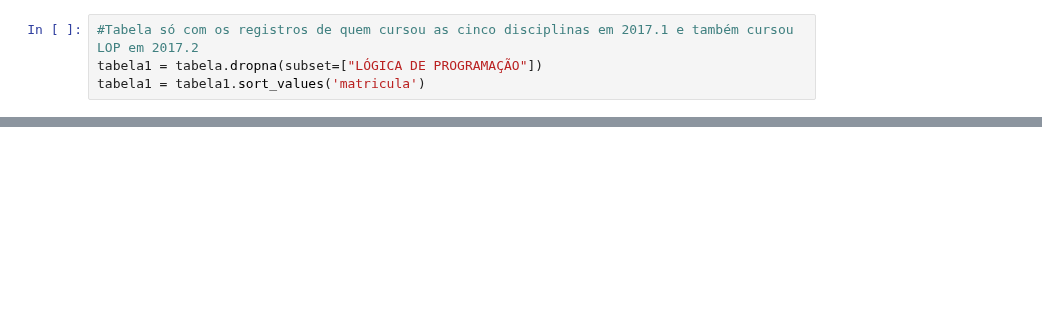
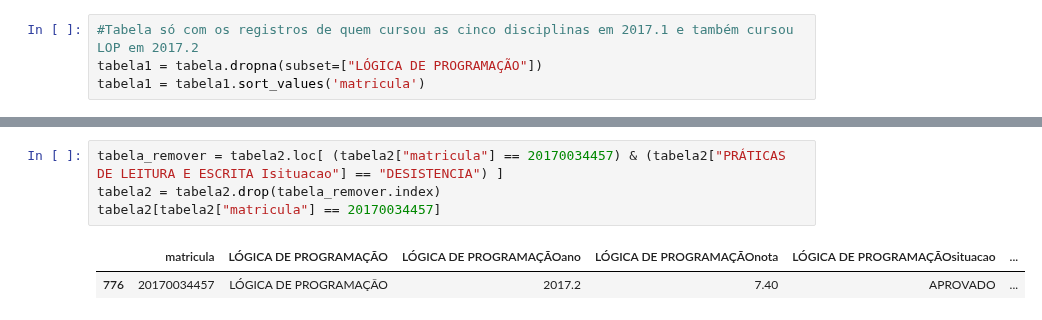
Before and after one commit to repitta/CienciaDeDadosEducacionais, a Jupyter notebook: Análise_Luana.ipynb, the cells around one changed output, grey strips where cells are left out. Saved outputs shown, nothing was run; the diff lists cells and outputs as text; blank space fills up the shorter version.

```diff
--- a/Análise_Luana.ipynb
+++ b/Análise_Luana.ipynb
@@ -149,0 +282,7 @@ tabela2
+# %%
+tabela_remover = tabela2.loc[ (tabela2["matricula"] == 20170034457) & (tabela2["PRÁTICAS DE LEITURA E ESCRITA Isituacao"] == "DESISTENCIA") ]
+tabela2 = tabela2.drop(tabela_remover.index)
+tabela2[tabela2["matricula"] == 20170034457]
+# %% [output]
+|  | matricula | LÓGICA DE PROGRAMAÇÃO | LÓGICA DE PROGRAMAÇÃOano | LÓGICA DE PROGRAMAÇÃOnota | LÓGICA DE PROGRAMAÇÃOsituacao | ... |
+| 776 | 20170034457 | LÓGICA DE PROGRAMAÇÃO | 2017.2 | 7.40 | APROVADO | ... |
```
Also changed, not shown: parts of 27 cells of this notebook.
